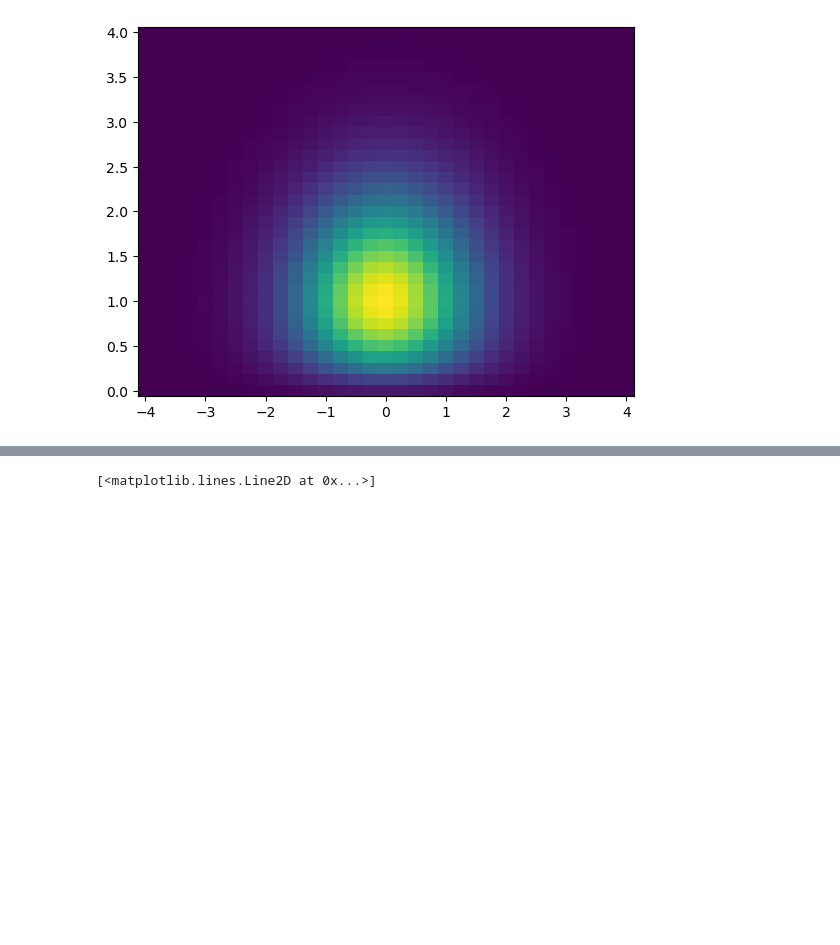
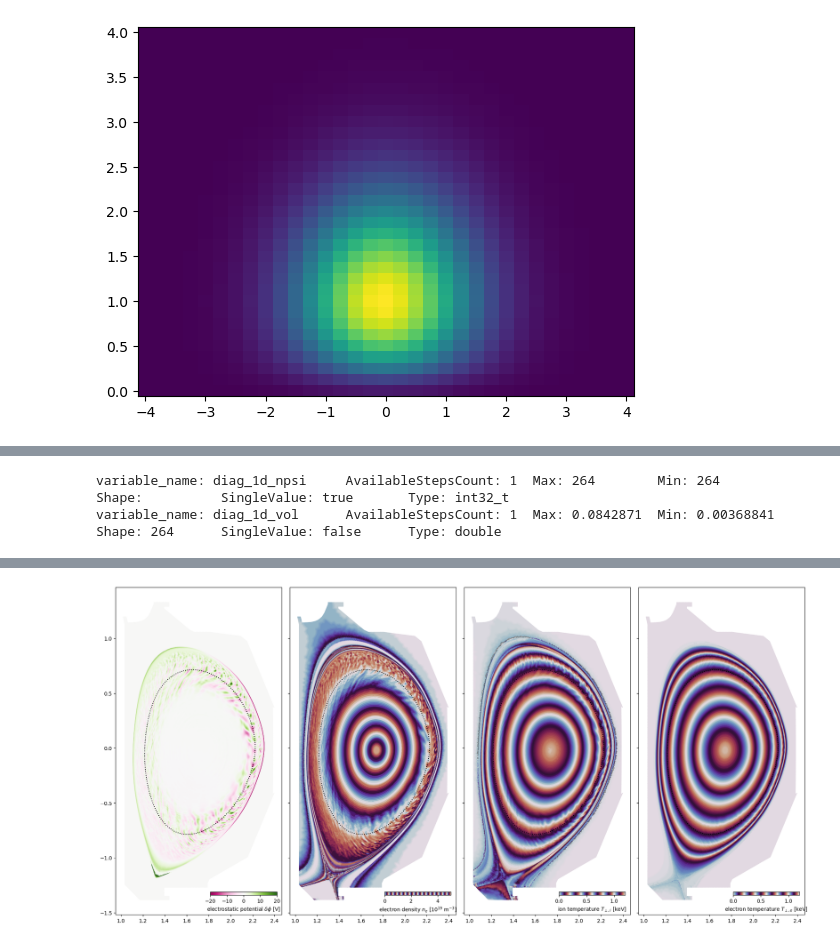
Before and after one commit to Maplenormandy/c1lgkt, a Jupyter notebook: bin/xgc_distribution_function.ipynb, the cells around one changed output, grey strips where cells are left out. Drawn from its saved outputs; the diff is of its cells as text; code cells hidden in the pictures; blank space fills up the shorter version.

```diff
--- a/bin/xgc_distribution_function.ipynb
+++ b/bin/xgc_distribution_function.ipynb
@@ -228,3 +268,13 @@ plt.tight_layout(pad=0.08)
+# %%
+# %% Plot the restacked distribution functions
+fig, ax = plt.subplots(figsize=(8, 6))
+for kxi in [0,1,2,3]:
+    fmin = np.percentile(f_stack[kxi], 25)
+    fmax = np.percentile(f_stack[kxi], 75)
+    f_plot = (f_stack[kxi] - fmin) / (fmax - fmin)
+    f_plot = f_stack[kxi]
+    p_plot = np.arange(len(f_plot))
+    ax.plot(p_plot, f_plot, label=f'xi = {xi_grid[kxi]:.2f}')
 # %% [markdown]
 ## Test Loading of Data
 # %%
@@ -310,6 +360,23 @@ variable_name: nsp      AvailableStepsCount: 1  Max: 2  Min: 2  Shape:
 variable_name: pe_per_plane     AvailableStepsCount: 1  Max: 64         Min: 64         Shape:          SingleValue: true       Type: int32_t
 variable_name: v_curv   AvailableStepsCount: 1  Max: 0.347363   Min: -2.49209   Shape: 132048, 3        SingleValue: false      Type: double
 variable_name: v_gradb  AvailableStepsCount: 1  Max: 6.90045    Min: -3.82738   Shape: 132048, 3        SingleValue: false      Type: double
+# %%
+# %% Check data in the volumes file
+
+volumes_file = R"D:\Documents\Globus\XGC1_HD3D_elec_rgn1_run4\xgc.volumes.bp"
+
+with FileReader(volumes_file) as s:
+    # inspect variables
+    vars = s.available_variables()
+    for name, info in vars.items():
+        print("variable_name: " + name, end=" ")
+        for key, value in info.items():
+            print("\t" + key + ": " + value, end=" ")
+        print()
+    print()
+# %% [output]
+variable_name: diag_1d_npsi     AvailableStepsCount: 1  Max: 264        Min: 264        Shape:          SingleValue: true       Type: int32_t
+variable_name: diag_1d_vol      AvailableStepsCount: 1  Max: 0.0842871  Min: 0.00368841         Shape: 264      SingleValue: false      Type: double
 # %%
 # %% Load 3d field data
 
@@ -328,11 +395,15 @@ with FileReader(f3d_file) as s:
     print()
 
     # Load the ion temperature data
-    i_T_perp = s.read('i_den', start=[0, 0], count=[132048, 16])
-    i_T_para = s.read('e_den', start=[0, 0], count=[132048, 16])
+    e_den = s.read('e_den', start=[0, 0], count=[132048, 1])
+    i_T_perp = s.read('i_T_perp', start=[0, 0], count=[132048, 1])
+    e_T_perp = s.read('e_T_perp', start=[0, 0], count=[132048, 1])
 
     # Load field data
-    dpot = s.read('dpot', start=[0, 0], count=[132048, 16])
+    dpot = s.read('dpot', start=[0, 0], count=[132048, 1])
+
+    time = s.read('time')
+    step = s.read('step')
 # %% [output]
 variable_name: dpot     AvailableStepsCount: 1  Max: 56.4656    Min: -27.4515   Shape: 132048, 16       SingleValue: false      Type: double
 variable_name: e_ExB_enflux_en  AvailableStepsCount: 1  Max: 6939.91    Min: -1972.18   Shape: 132048, 9        SingleValue: false      Type: double
@@ -353,31 +424,34 @@ variable_name: step     AvailableStepsCount: 1  Max: 8000       Min: 8000
 variable_name: time     AvailableStepsCount: 1  Max: 0.00158039         Min: 0.00158039         Shape:          SingleValue: true       Type: double
 # %%
 # %% Plot temperature data
-%matplotlib qt
+tw_repeated_16 = mpl.cm.twilight(np.mod(np.linspace(0, 16, 256),1))
+twr_cmap_16 = mpl.colors.LinearSegmentedColormap.from_list('twilight_repeated', tw_repeated_16, N=256)
 
-tw_repeated = mpl.cm.twilight(np.mod(np.linspace(0, 16, 256),1))
-twr_cmap = mpl.colors.LinearSegmentedColormap.from_list('twilight_repeated', tw_repeated, N=256)
+tw_repeated_8 = mpl.cm.twilight(np.mod(np.linspace(0, 6, 256),1))
+twr_cmap_8 = mpl.colors.LinearSegmentedColormap.from_list('twilight_repeated', tw_repeated_8, N=256)
 
-plt.figure()
+fig, axs = plt.subplots(1, 4, figsize=(19.2,10.8), sharex=True, sharey=True)
 
 ksurf = np.searchsorted(-geom.q_surf, 2.0)
 rz_surf = geom.rz_node[geom.breaks_surf[ksurf]:geom.breaks_surf[ksurf+1],:]
 
-ax1 = plt.subplot(131)
-ax1.set_aspect('equal', adjustable='box')
-plt.tripcolor(geom.rz_tri, i_T_para[:,0], shading='gouraud', rasterized=True, cmap=twr_cmap)
-plt.plot(rz_surf[:,0], rz_surf[:,1], c='k', ls=':')
+def plot_2d(ax, data, label, cmap, vmin=None, vmax=None):
+    # Set aspect ratio
+    ax.set_aspect('equal', adjustable='box')
 
-ax2 = plt.subplot(132, sharex=ax1, sharey=ax1)
-ax2.set_aspect('equal', adjustable='box')
-#plt.axis('equal')
-plt.tripcolor(geom.rz_tri, i_T_perp[:,0], shading='gouraud', rasterized=True, cmap=twr_cmap)
-plt.plot(rz_surf[:,0], rz_surf[:,1], c='k', ls=':')
+    # Plot the data
+    pc = ax.tripcolor(geom.rz_tri, data, shading='gouraud', rasterized=True, cmap=cmap, vmin=vmin, vmax=vmax)
+    ax.plot(rz_surf[:,0], rz_surf[:,1], c='k', ls=':')
 
-ax3 = plt.subplot(133, sharex=ax1, sharey=ax1)
-ax3.set_aspect('equal', adjustable='box')
-#plt.axis('equal')
-plt.tripcolor(geom.rz_tri, dpot[:,0], shading='gouraud', rasterized=True, cmap='PiYG', vmin=-20, vmax=20)
-plt.plot(rz_surf[:,0], rz_surf[:,1], c='k', ls=':')
+    # Make the colorbar
+    cax = ax.inset_axes([0.57, 0.06, 0.4, 0.01])
+    plt.colorbar(pc, cax=cax, orientation='horizontal', label=label)
+
+plt.tight_layout(pad=0)
+
+plot_2d(axs[0], dpot[:,0], R'electrostatic potential $\delta\phi$ [V]', 'PiYG', vmin=-20, vmax=20)
+plot_2d(axs[1], e_den[:,0]*1e-19, R'electron density $n_e$ [$10^{19}$ m$^{-3}$]', twr_cmap_16, vmin=0, vmax=5)
+plot_2d(axs[2], i_T_perp[:,0]*1e-3, R'ion temperature $T_{\perp,i}$ [keV]', twr_cmap_8, vmin=0, vmax=1.2)
+plot_2d(axs[3], e_T_perp[:,0]*1e-3, R'electron temperature $T_{\perp,e}$ [keV]', twr_cmap_8, vmin=-0, vmax=1.2)
 # %% [output]
-[<matplotlib.lines.Line2D at 0x...>]
+[figure, added]
```
Also changed, not shown: parts of 14 cells of this notebook, 4 other files.
